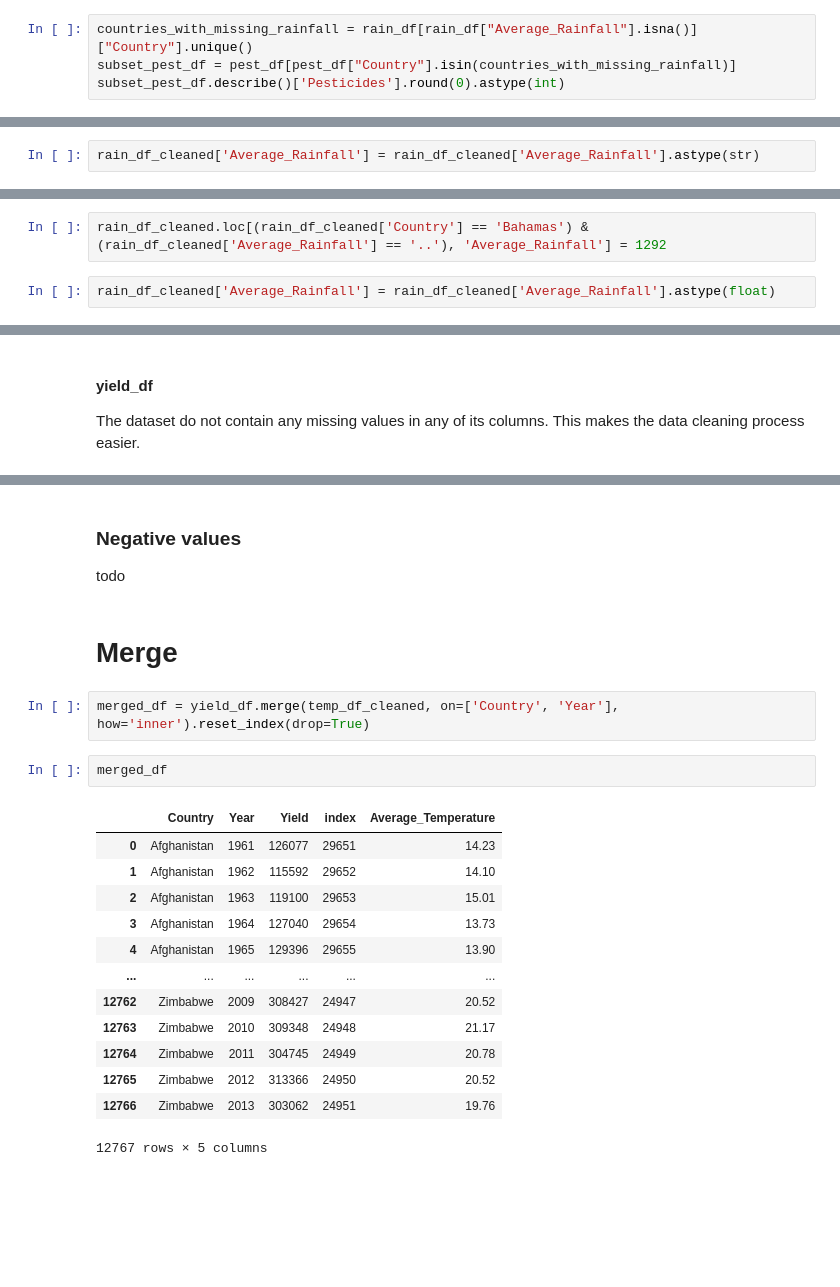
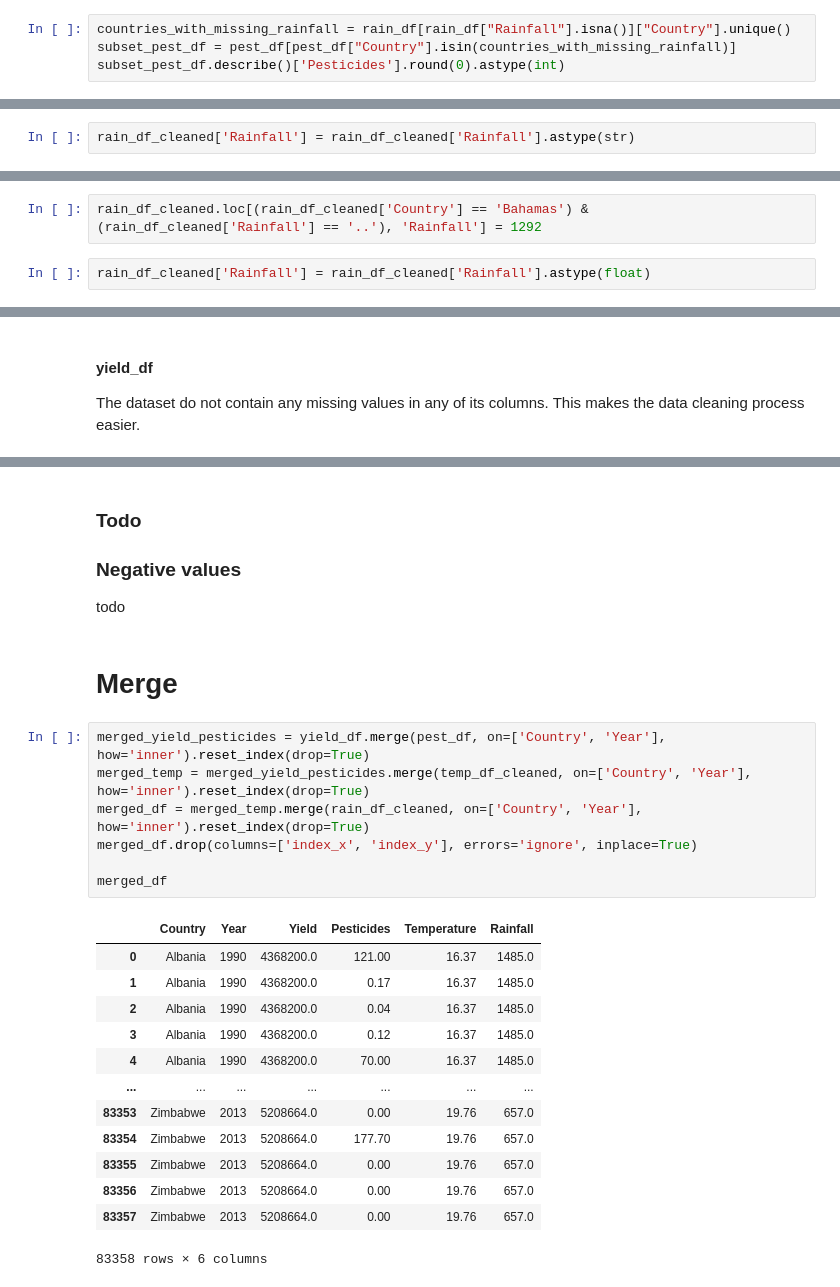
Before and after one commit to nkabram/um-milestone, a Jupyter notebook: milestone.ipynb, the cells around one changed output, grey strips where cells are left out. Cells and saved outputs as stored; diff of their text form; blank space fills up the shorter version.

Commit message:
Updated Milestone with original data sources for pesticides and yields, additional cleaning done on countries between these two datasets

```diff
--- a/milestone.ipynb
+++ b/milestone.ipynb
@@ -469,6 +524,6 @@ Average_Rainfall    173
 dtype: int64
 # %%
-countries_with_missing_rainfall = rain_df[rain_df["Average_Rainfall"].isna()]["Country"].unique()
+countries_with_missing_rainfall = rain_df[rain_df["Rainfall"].isna()]["Country"].unique()
 subset_pest_df = pest_df[pest_df["Country"].isin(countries_with_missing_rainfall)]
 subset_pest_df.describe()['Pesticides'].round(0).astype(int)
 # %% [output]
@@ -546,5 +601,5 @@ The Average_Rainfall column is cast as object, which suggests that it may be in
 
 Let's explore this to see what's going on.
 # %%
-rain_df_cleaned['Average_Rainfall'] = rain_df_cleaned['Average_Rainfall'].astype(str)
+rain_df_cleaned['Rainfall'] = rain_df_cleaned['Rainfall'].astype(str)
 # %%
@@ -569,9 +625,9 @@ rain_df_cleaned[rain_df_cleaned['Average_Rainfall'].isna()]
 # %% [markdown]
 Since these Countries already have values in the other rows, we can just impute these values with those values. The rainfall dataset has only 217 unique values for the amount of rainfall and on closer inspection it appears that rainfall is the same value each year for each country. This makes it easy to impute the value, but it complicates part of our analysis since this dataset won't give us any information or insight into how yields may have changed over time with respect to changes in rainfall. Although, we can still see if there may be some degree of correlation between amount of rainfall and yield.
 # %%
-rain_df_cleaned.loc[(rain_df_cleaned['Country'] == 'Bahamas') & (rain_df_cleaned['Average_Rainfall'] == '..'), 'Average_Rainfall'] = 1292
+rain_df_cleaned.loc[(rain_df_cleaned['Country'] == 'Bahamas') & (rain_df_cleaned['Rainfall'] == '..'), 'Rainfall'] = 1292
 # %%
-rain_df_cleaned['Average_Rainfall'] = rain_df_cleaned['Average_Rainfall'].astype(float)
+rain_df_cleaned['Rainfall'] = rain_df_cleaned['Rainfall'].astype(float)
 # %%
 rain_df_cleaned[rain_df_cleaned['Country'] == 'Bahamas'].describe()
 # %% [output]
@@ -686,24 +749,29 @@ The dataset do not contain any missing values in any of its columns. This makes
 # %% [markdown]
+### Todo
+
 ### Negative values
 
 todo
 # %% [markdown]
 # Merge
-# %%
-merged_df = yield_df.merge(temp_df_cleaned, on=['Country', 'Year'], how='inner').reset_index(drop=True)
 # %%
+merged_yield_pesticides = yield_df.merge(pest_df, on=['Country', 'Year'], how='inner').reset_index(drop=True)
+merged_temp = merged_yield_pesticides.merge(temp_df_cleaned, on=['Country', 'Year'], how='inner').reset_index(drop=True)
+merged_df = merged_temp.merge(rain_df_cleaned, on=['Country', 'Year'], how='inner').reset_index(drop=True)
+merged_df.drop(columns=['index_x', 'index_y'], errors='ignore', inplace=True)
+
 merged_df
 # %% [output]
-|  | Country | Year | Yield | index | Average_Temperature |
-| 0 | Afghanistan | 1961 | 126077 | 29651 | 14.23 |
-| 1 | Afghanistan | 1962 | 115592 | 29652 | 14.10 |
-| 2 | Afghanistan | 1963 | 119100 | 29653 | 15.01 |
-| 3 | Afghanistan | 1964 | 127040 | 29654 | 13.73 |
-| 4 | Afghanistan | 1965 | 129396 | 29655 | 13.90 |
-| ... | ... | ... | ... | ... | ... |
-| 12762 | Zimbabwe | 2009 | 308427 | 24947 | 20.52 |
-| 12763 | Zimbabwe | 2010 | 309348 | 24948 | 21.17 |
-| 12764 | Zimbabwe | 2011 | 304745 | 24949 | 20.78 |
-| 12765 | Zimbabwe | 2012 | 313366 | 24950 | 20.52 |
-| 12766 | Zimbabwe | 2013 | 303062 | 24951 | 19.76 |
+|  | Country | Year | Yield | Pesticides | Temperature | Rainfall |
+| 0 | Albania | 1990 | 4368200.0 | 121.00 | 16.37 | 1485.0 |
+| 1 | Albania | 1990 | 4368200.0 | 0.17 | 16.37 | 1485.0 |
+| 2 | Albania | 1990 | 4368200.0 | 0.04 | 16.37 | 1485.0 |
+| 3 | Albania | 1990 | 4368200.0 | 0.12 | 16.37 | 1485.0 |
+| 4 | Albania | 1990 | 4368200.0 | 70.00 | 16.37 | 1485.0 |
+| ... | ... | ... | ... | ... | ... | ... |
+| 83353 | Zimbabwe | 2013 | 5208664.0 | 0.00 | 19.76 | 657.0 |
+| 83354 | Zimbabwe | 2013 | 5208664.0 | 177.70 | 19.76 | 657.0 |
+| 83355 | Zimbabwe | 2013 | 5208664.0 | 0.00 | 19.76 | 657.0 |
+| 83356 | Zimbabwe | 2013 | 5208664.0 | 0.00 | 19.76 | 657.0 |
+| 83357 | Zimbabwe | 2013 | 5208664.0 | 0.00 | 19.76 | 657.0 |
-12767 rows × 5 columns
+83358 rows × 6 columns
```
Also changed, not shown: parts of 47 cells of this notebook, 29 other files.
